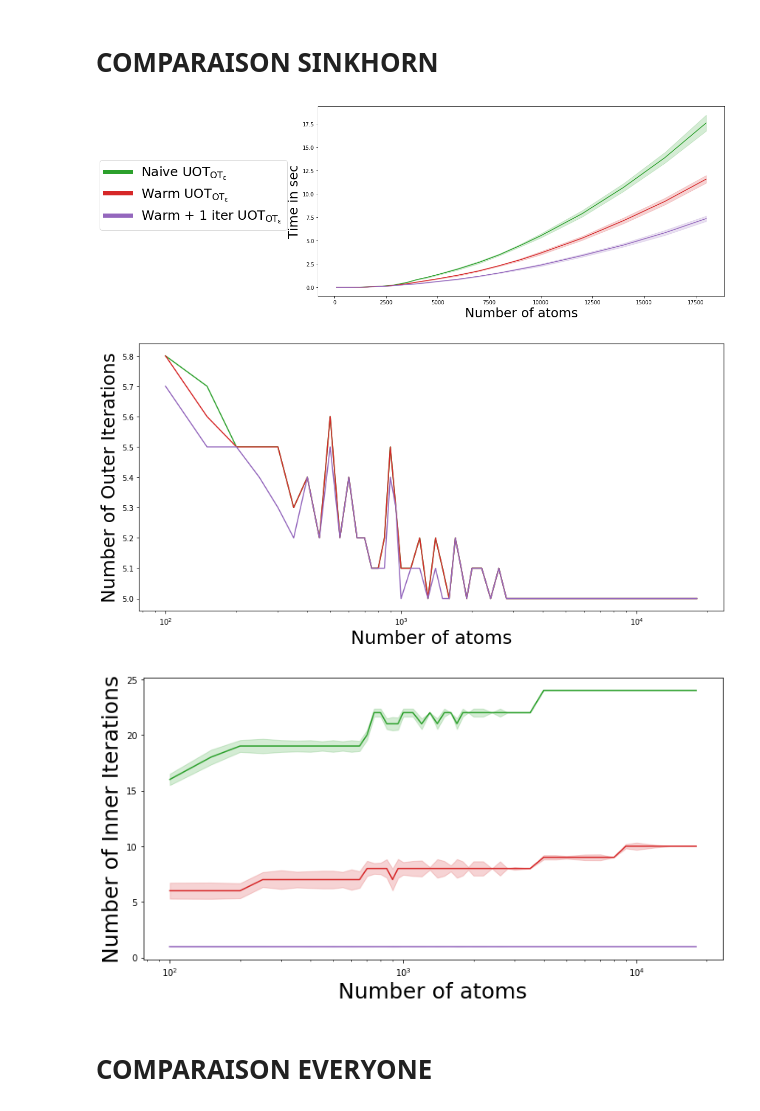
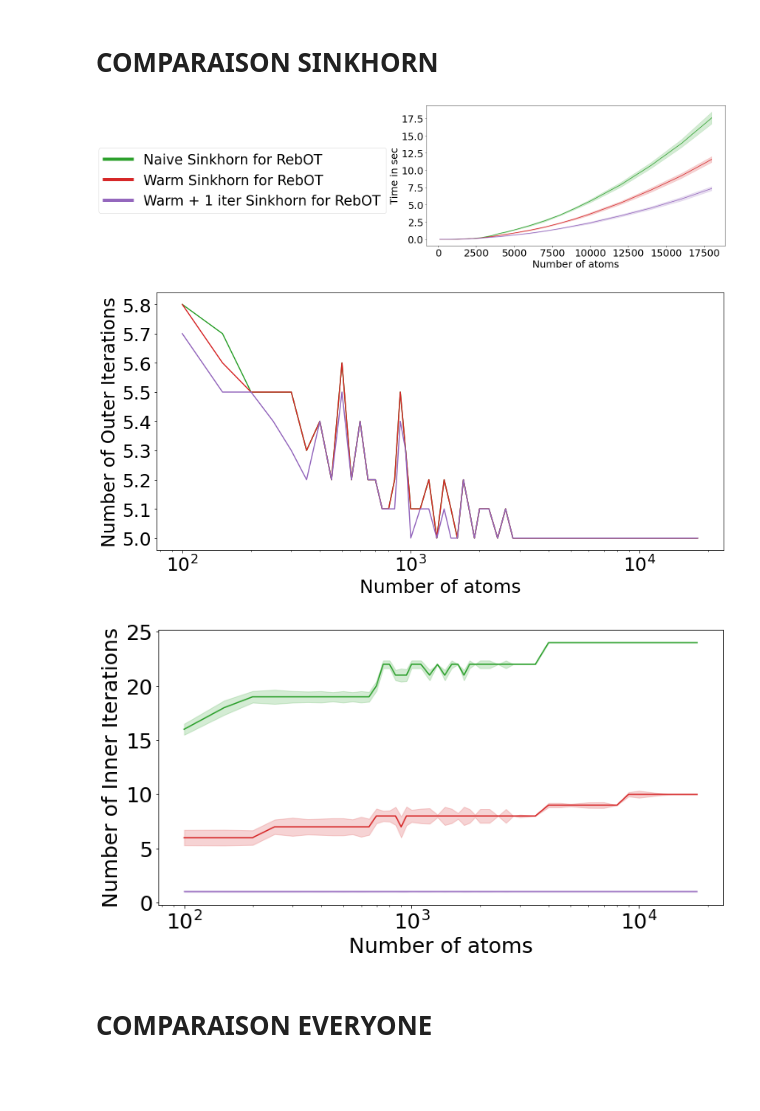
Before and after one commit to AnonymousGit1/HROT, a Jupyter notebook: Notebook/ComputationTiming.ipynb, the cells around one changed output. Cells and saved outputs as stored; diff of their text form; code cells hidden in the pictures; blank space fills up the shorter version.

```diff
--- a/Notebook/ComputationTiming.ipynb
+++ b/Notebook/ComputationTiming.ipynb
@@ -192,10 +195,14 @@ def prox_UOT_sinkhorn_1iter(Gv,b,G,lam1,eps2,numiter,lam2,u):
     v=(b/(G@u))**gamma2
     u=(Gv/(G@v))**gamma1
     return u,v
+
+def compute_kmeans_centroids(X, **kwargs):
+    kmeans = KMeans(**kwargs).fit(X)
+    return kmeans.cluster_centers_
 # %%
 n_seed=10
 pen=["balanced","kl","sinkhorn","warm_sinkhorn","sinkhorn_1iter",
-    "UOT_sinkhorn","warm_UOT_sinkhorn","UOT_sinkhorn_1iter","MMD"]
+    "UOT_sinkhorn","warm_UOT_sinkhorn","UOT_sinkhorn_1iter","MMD","LOT"]
 n_l=[100,150,200,250,300,350,400,450,500,550,600,650,700,750,800,850,900,950,1000,
      1100,1200,1300,1400,1500,1600,1700,1800,1900,2000,2200,2400,2600,2800,3000,
      3500,4000,4500,5000,6000,7000,8000,9000,10000,12000,14000,16000,18000]
@@ -203,7 +210,7 @@ result=np.zeros((n_seed,len(n_l),len(pen)))
 result_inner=np.zeros((n_seed,len(n_l),len(pen)))
 result_time=np.zeros((n_seed,len(n_l),len(pen)))
 # %%
-"""for i in range(n_seed):
+for i in range(n_seed):
     print(i,end=" : ")
     for j,n in enumerate(n_l):
         print(n,end=" ")
@@ -229,6 +236,19 @@ result_time=np.zeros((n_seed,len(n_l),len(pen)))
                     _, _ = solve_apgd(C, G, v = {1: a, 2: b}, max_itr=1000, lda=10, case="unb")
                     it=1000
                     inerit=0
+            if p=="LOT":
+                n_source_anchors = int(n/10)
+                n_target_anchors = int(n/10)
+
+                Zx = compute_kmeans_centroids(X, n_clusters=n_source_anchors)
+                Zy = compute_kmeans_centroids(Y, n_clusters=n_target_anchors)
+                Cx,Cy,Cz=ot.dist(X,Zx),ot.dist(Zy,Y),ot.dist(Zx,Zy)
+                Gx = np.exp(Cx / eps)
+                Gz = np.exp(Cz / eps)
+                Gy = np.exp(Cy / eps)
+
+                Px, Py, Pz, P=LOT_fixsupp(Gx, Gz, Gy,mu,nu, niter=500)
+
             else:
                 start = time.time()
                 it,inerit=sinkhorn(a,b,C,lam=5,eps=3,numiter=int(5e3),lam2=None,pen=p,
@@ -237,7 +257,7 @@ result_time=np.zeros((n_seed,len(n_l),len(pen)))
             result_inner[i,j,k]=inerit
 
             result_time[i,j,k]= time.time()-start
-    print()"""
+    print()
 # %% [output]
 'for i in range(n_seed):\n    print(i,end=" : ")\n    for j,n in enumerate(n_l):\n        print(n,end=" ")\n        X,Y=make_data(\'gaussians\',n,dim=2)\n        X=X.to(device)\n        Y=Y.to(device) ...
 # %%
@@ -270,29 +290,31 @@ resin_std=np.std(result_inner,0)
 # %%
 # Timming
 pen=["balanced","kl","sinkhorn","warm_sinkhorn","sinkhorn_1iter",
     "UOT_sinkhorn","warm_UOT_sinkhorn","UOT_sinkhorn_1iter","MMD"]
 pl.figure(figsize=(12,6))
 for i,p in enumerate(pen):
     if p=="sinkhorn" or p=="warm_sinkhorn" or p=="sinkhorn_1iter":
         pl.plot(n_l,rest_mean[:,i],c="C%i"%i)
         pl.fill_between(n_l, rest_mean[:,i] -  rest_std[:,i], rest_mean[:,i] + rest_std[:,i], alpha=0.2,color="C%i"%i)
 
 #pl.yscale('log')
 #pl.xscale("log")
-label3 = Line2D([0], [0], label="Naive $\mathrm{UOT}_\mathrm{OT_\epsilon}$", color='C2', linestyle='-',linewidth=8)
-label4 = Line2D([0], [0], label="Warm $\mathrm{UOT}_\mathrm{OT_\epsilon}$", color='C3', linestyle='-',linewidth=8)
-label5 = Line2D([0], [0], label="Warm + 1 iter $\mathrm{UOT}_\mathrm{OT_\epsilon}$", color='C4', linestyle='-',linewidth=8)
+label3 = Line2D([0], [0], label="Naive Sinkhorn for RebOT", color='C2', linestyle='-',linewidth=8)
+label4 = Line2D([0], [0], label="Warm Sinkhorn for RebOT", color='C3', linestyle='-',linewidth=8)
+label5 = Line2D([0], [0], label="Warm + 1 iter Sinkhorn for RebOT", color='C4', linestyle='-',linewidth=8)
 handles, labels = pl.gca().get_legend_handles_labels()
 handles.extend([label3,label4,label5])
 pl.xlabel('Number of atoms',fontsize=25)
 pl.ylabel('Time in sec',fontsize=25)
+pl.xticks(fontsize = 25)
+pl.yticks(fontsize = 25)
 #pl.yscale("log")
 #pl.xscale("log")
 pl.tight_layout()
-pl.legend(bbox_to_anchor=(-.06,.75),handles=handles, prop={'size': 25})
+pl.legend(bbox_to_anchor=(-.11,.75),handles=handles, prop={'size': 35})
 pl.savefig("../Figures/ComputationSinkhorn1.pdf",bbox_inches='tight')
 # %% [output]
-[figure, old version]
+[figure, new version]
 # %%
 # Outer iterations
 pen=["balanced","kl","sinkhorn","warm_sinkhorn","sinkhorn_1iter",
@@ -309,10 +331,12 @@ pl.xscale("log")
 #pl.yscale("log")
 pl.xlabel('Number of atoms',fontsize=25)
 pl.ylabel('Number of Outer Iterations',fontsize=25)
+pl.xticks(fontsize = 25)
+pl.yticks(fontsize = 25)
 pl.tight_layout()
 pl.savefig("../Figures/ComputationSinkhorn2.pdf",bbox_inches='tight')
 # %% [output]
-[figure, old version]
+[figure, new version]
 # %%
 # Inner iterations
 pen=["balanced","kl","sinkhorn","warm_sinkhorn","sinkhorn_1iter",
@@ -328,9 +352,11 @@ for i,p in enumerate(pen):
 pl.xscale("log")
 pl.xlabel('Number of atoms',fontsize=25)
 pl.ylabel('Number of Inner Iterations',fontsize=25)
+pl.xticks(fontsize = 25)
+pl.yticks(fontsize = 25)
 pl.savefig("../Figures/ComputationSinkhorn3.pdf",bbox_inches='tight')
 # %% [output]
-[figure, old version]
+[figure, new version]
 # %% [markdown]
 # COMPARAISON EVERYONE
 # %%
```
Also changed, not shown: parts of 8 cells of this notebook, 4 other files.
